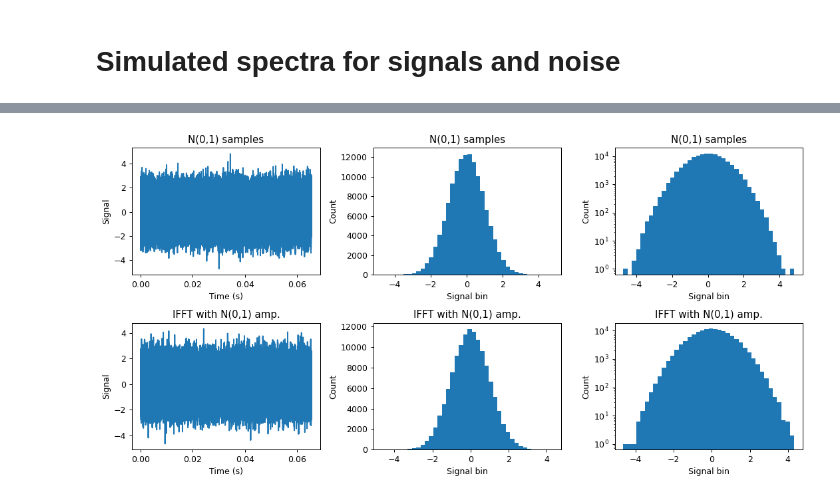
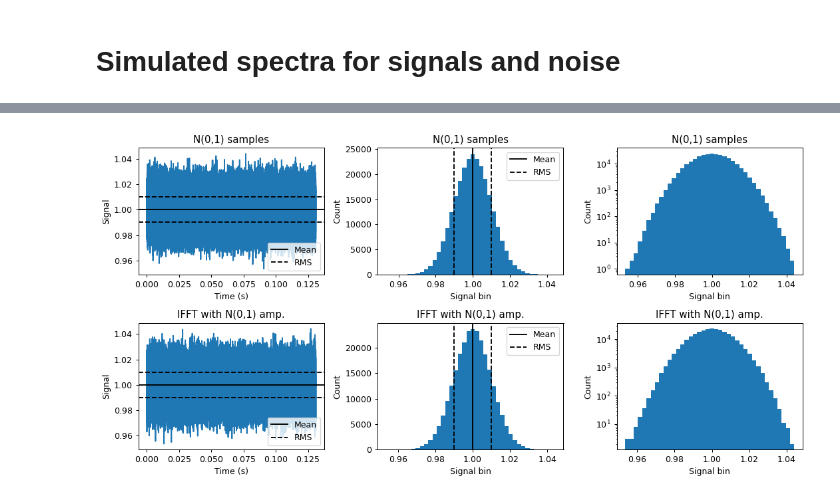
Before and after one commit to drsmith48/w7x-bes-design, a Jupyter notebook: signal_plots.ipynb, the cells around one changed output, grey strips where cells are left out. Drawn from its saved outputs; the diff is of its cells as text; code cells hidden in the pictures.

```diff
--- a/signal_plots.ipynb
+++ b/signal_plots.ipynb
@@ -91,40 +30,104 @@ Time = 0.015 s
 # %%
+nsamples = 2048 * 128
+print(f'Samples in signal window = {nsamples}')
+
+f_sample = 2e6  # sample rate, samples/s (Hz)
+bw = f_sample / 2
+
+I_rms = 1e-2
+
+time_array = np.arange(nsamples) / f_sample
+
+freqs_full = scipy.fft.rfftfreq(nfft, 1/f_sample)
+nfreqs_full = freqs.size
+fres_full = bw / (nfreqs_full-1)
+
+
+# signal 1: N(0,1) samples and Irms
+s1_name = 'N(0,1) samples'
+signal_1 = I_rms * rng.standard_normal(nsamples) + 1
+
+# signal 2 from fourier comp and ifft
+s2_name = 'IFFT with N(0,1) amp.'
+nfreqs = nsamples//2 + 1
+amplitudes = I_rms * np.sqrt(nsamples) * rng.standard_normal(nfreqs)
+amplitudes[0] = 0
+phases = 2*np.pi * rng.random(nfreqs)
+fourier_comp = amplitudes * np.exp(1.j * phases)
+signal_2 = np.real( scipy.fft.irfft(fourier_comp) ) + 1
+
 ncols, nrows = 3, 2
 fig, axes = plt.subplots(ncols=ncols, nrows=nrows, figsize=(ncols*4, nrows*3))
 iax = 0
-hist_bins = 40
-# for signal, name in zip([signal_1, signal_2, signal_3], [s1_name, s2_name, s3_name]):
 for signal, name in zip([signal_1, signal_2], [s1_name, s2_name]):
     print(name)
-    rms = np.sqrt(np.mean(signal**2))
+    sig_mean = np.mean(signal)
+    rms = np.sqrt(np.mean((signal-sig_mean) ** 2))
     print(f'  RMS = {rms:.4e}')
     print(f'  RMS rel. error = {np.abs(I_rms-rms) / I_rms:.2e}')
 
     _, skew_pvalue = scipy.stats.skewtest(signal)
     _, kurtosis_pvalue = scipy.stats.kurtosistest(signal)
-    print(f'  Normal skew p-value = {skew_pvalue:.2f} (not std. norm. if < 0.05)')
-    print(f'  Normal kurtosis p-value = {kurtosis_pvalue:.2f} (not std. norm. if < 0.05)')
+    print(f'  Normal skew p-value = {skew_pvalue:.2f} (not std. norm. if ~ 0)')
+    print(f'  Normal kurtosis p-value = {kurtosis_pvalue:.2f} (not std. norm. if ~ 0)')
 
     plt.sca(axes.flat[iax])
     plt.plot(time_array, signal)
     plt.title(name)
     plt.xlabel('Time (s)')
     plt.ylabel('Signal')
+    plt.axhline(sig_mean, c='k', ls='-', label='Mean')
+    plt.axhline(sig_mean-rms, c='k', ls='--', label='RMS')
+    plt.axhline(sig_mean+rms, c='k', ls='--')
+    plt.legend()
     iax += 1
 
     plt.sca(axes.flat[iax])
-    plt.hist(signal, bins=hist_bins)
+    plt.hist(signal, bins=40)
+    plt.title(name)
+    plt.xlabel('Signal bin')
+    plt.ylabel('Count')
+    plt.axvline(sig_mean, c='k', ls='-', label='Mean')
+    plt.axvline(sig_mean-rms, c='k', ls='--', label='RMS')
+    plt.axvline(sig_mean+rms, c='k', ls='--')
+    plt.legend()
+    iax += 1
+
+    plt.sca(axes.flat[iax])
+    plt.hist(signal, bins=40, log=True)
     plt.title(name)
     plt.xlabel('Signal bin')
     plt.ylabel('Count')
     iax += 1
+plt.tight_layout()
 
+
+ncols, nrows = 2,1
+fig, axes = plt.subplots(ncols=ncols, nrows=nrows, figsize=(ncols*4, nrows*3))
+iax = 0
+
+nfft = 2048  # FFT bin size
+nbins = nsamples // nfft
+f_res = f_sample / nfft  # FFT freq. resolution (Hz)
+print(f'FFT freq. resolution = {f_res/1e3:.3f} kHz')
+
+i2 = I_rms ** 2 / bw
+
+# for signal, name in zip([signal_1, signal_2, signal_3], [s1_name, s2_name, s3_name]):
+for signal, name in zip([signal_1, signal_2], [s1_name, s2_name]):
+    psd2 = np.empty([nfreqs, nbins])
+    for i in np.arange(nbins):
+        rfft = scipy.fft.rfft( signal[nfft*i:nfft*(i+1)])
+        psd2[:,i] = np.abs(rfft) ** 2 / bw / nfft
+    mean_psd = np.mean(psd2, axis=1)
     plt.sca(axes.flat[iax])
-    plt.hist(signal, bins=hist_bins, log=True)
+    plt.loglog(freqs, mean_psd)
     plt.title(name)
-    plt.xlabel('Signal bin')
-    plt.ylabel('Count')
+    plt.xlabel('Frequency (Hz)')
+    plt.ylabel('PSD (1/Hz)')
+    plt.ylim(i2*1e-2,i2*1e1)
+    plt.axhline(np.mean(mean_psd), c='k', ls='--')
+    plt.axhline(i2, c='k', ls='--')
     iax += 1
-
 plt.tight_layout()
 # %% [output]
@@ -141 +146 @@ IFFT with N(0,1) amp.
-[figure, old version]
+[figure, new version]
```
Also changed, not shown: parts of 6 cells of this notebook.
